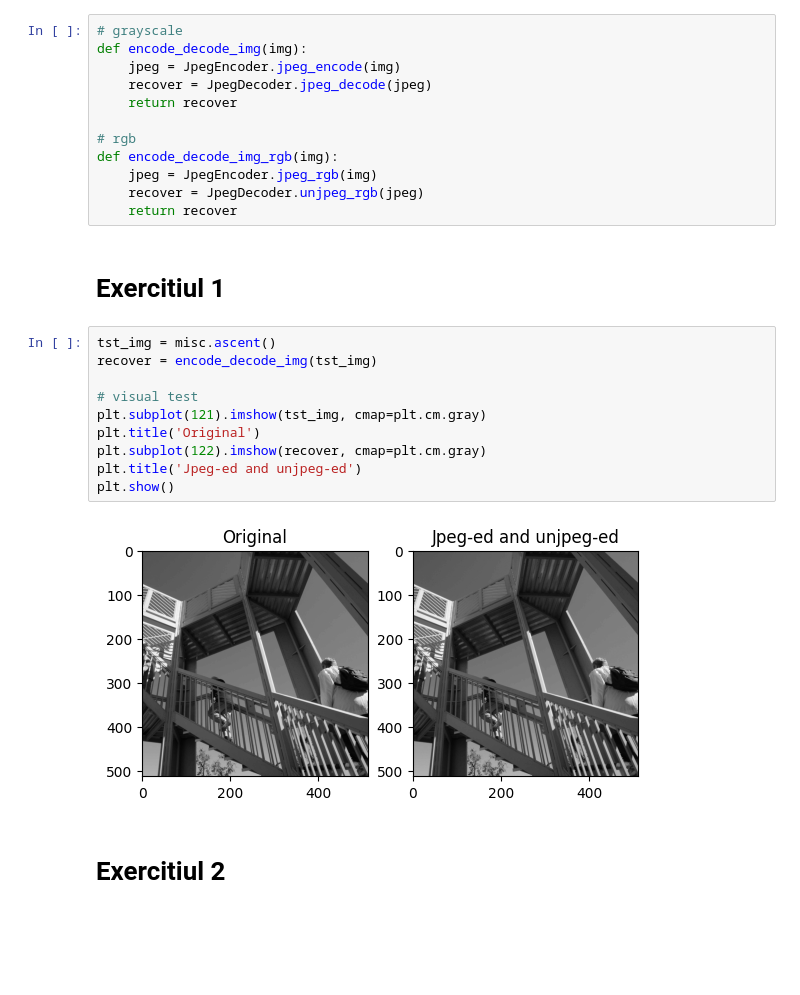
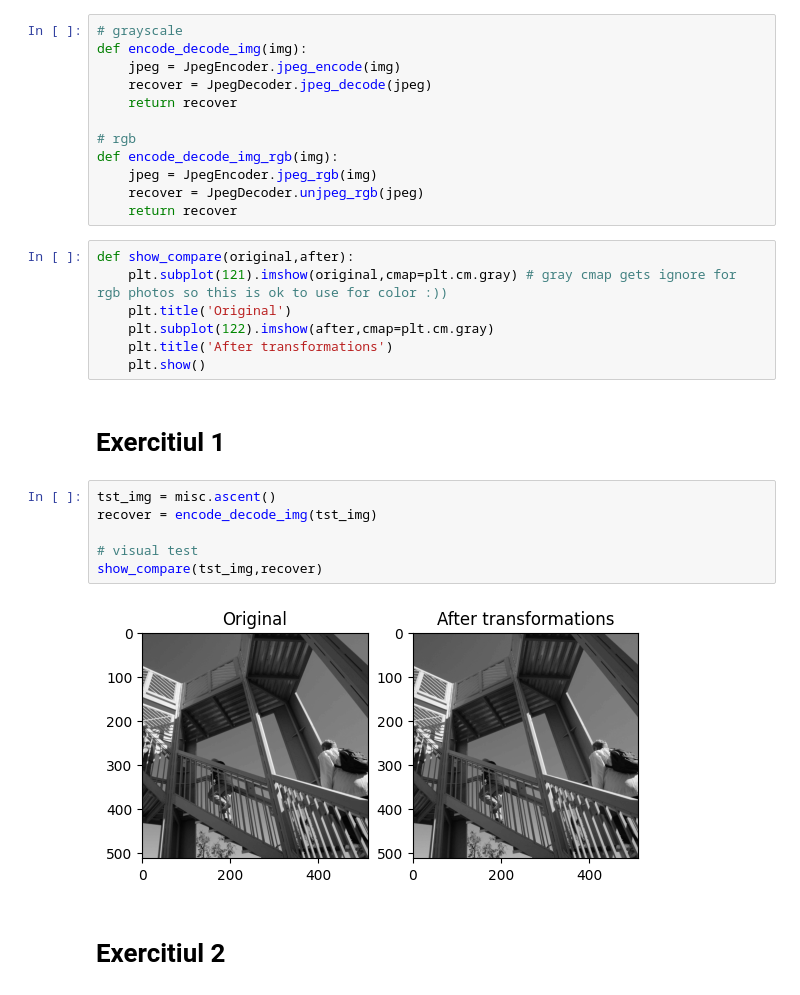
Before and after one commit to AirineiAndrei/Signal-Processing, a Jupyter notebook: tema1/ps-tema-01.ipynb, the cells around one changed output. Saved outputs shown, nothing was run; the diff lists cells and outputs as text; blank space fills up the shorter version.

```diff
--- a/tema1/ps-tema-01.ipynb
+++ b/tema1/ps-tema-01.ipynb
@@ -252,19 +295,22 @@ def encode_decode_img_rgb(img):
     jpeg = JpegEncoder.jpeg_rgb(img)
     recover = JpegDecoder.unjpeg_rgb(jpeg)
     return recover
+# %%
+def show_compare(original,after):
+    plt.subplot(121).imshow(original,cmap=plt.cm.gray) # gray cmap gets ignore for rgb photos so this is ok to use for color :))
+    plt.title('Original')
+    plt.subplot(122).imshow(after,cmap=plt.cm.gray)
+    plt.title('After transformations')
+    plt.show()
 # %% [markdown]
 # Exercitiul 1
-# %%
-tst_img = misc.ascent()
-recover = encode_decode_img(tst_img)
-
-# visual test
-plt.subplot(121).imshow(tst_img, cmap=plt.cm.gray)
-plt.title('Original')
-plt.subplot(122).imshow(recover, cmap=plt.cm.gray)
-plt.title('Jpeg-ed and unjpeg-ed')
-plt.show()
-# %% [output]
-[figure, removed]
+# %%
+tst_img = misc.ascent()
+recover = encode_decode_img(tst_img)
+
+# visual test
+show_compare(tst_img,recover)
+# %% [output]
+[figure, added]
 # %% [markdown]
 # Exercitiul 2
```
Also changed, not shown: parts of 13 cells of this notebook, 1 other file.
